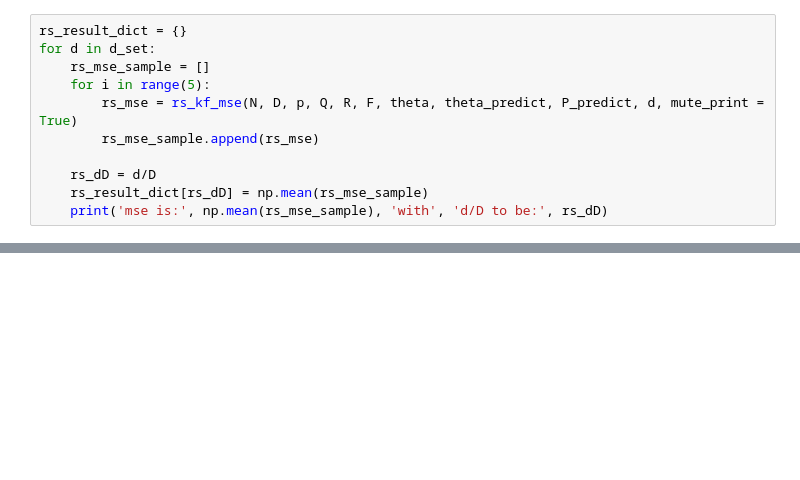
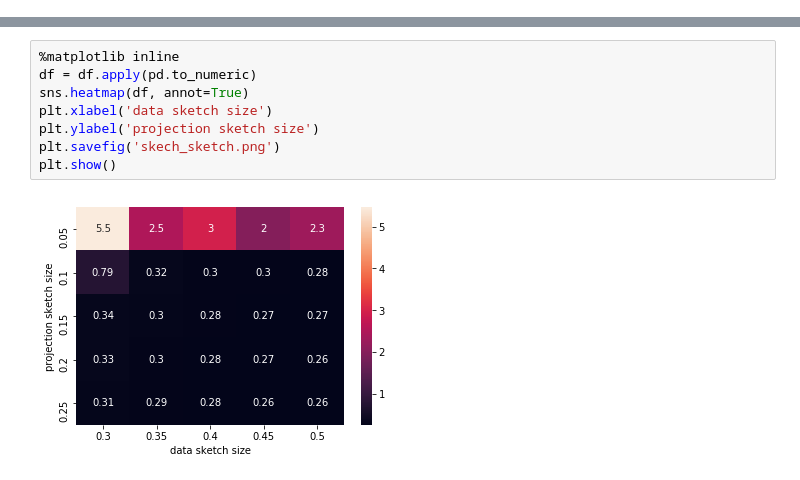
Before and after one commit to jjkindergarten/data_sketching_kf, a Jupyter notebook: src/data_sketching_kalman_filter/Data Sketching Kalman Filter Comparasion.ipynb, the cells around one changed output, grey strips where cells are left out. Cells and saved outputs as stored; diff of their text form; blank space fills up the shorter version.

```diff
--- a/src/data_sketching_kalman_filter/Data Sketching Kalman Filter Comparasion.ipynb
+++ b/src/data_sketching_kalman_filter/Data Sketching Kalman Filter Comparasion.ipynb
@@ -206,11 +38,0 @@ mse is: 0.15155716894732146 with d/D to be: 0.244140625
-# %%
-rs_result_dict = {}
-for d in d_set:
-    rs_mse_sample = []
-    for i in range(5):
-        rs_mse = rs_kf_mse(N, D, p, Q, R, F, theta, theta_predict, P_predict, d, mute_print = True)
-        rs_mse_sample.append(rs_mse)
-
-    rs_dD = d/D
-    rs_result_dict[rs_dD] = np.mean(rs_mse_sample)
-    print('mse is:', np.mean(rs_mse_sample), 'with', 'd/D to be:', rs_dD)
@@ -249,0 +272,10 @@ plt.show()
+# %%
+%matplotlib inline
+df = df.apply(pd.to_numeric)
+sns.heatmap(df, annot=True)
+plt.xlabel('data sketch size')
+plt.ylabel('projection sketch size')
+plt.savefig('skech_sketch.png')
+plt.show()
+# %% [output]
+[figure, added]
```
Also changed, not shown: parts of 20 cells of this notebook, 22 other files.
